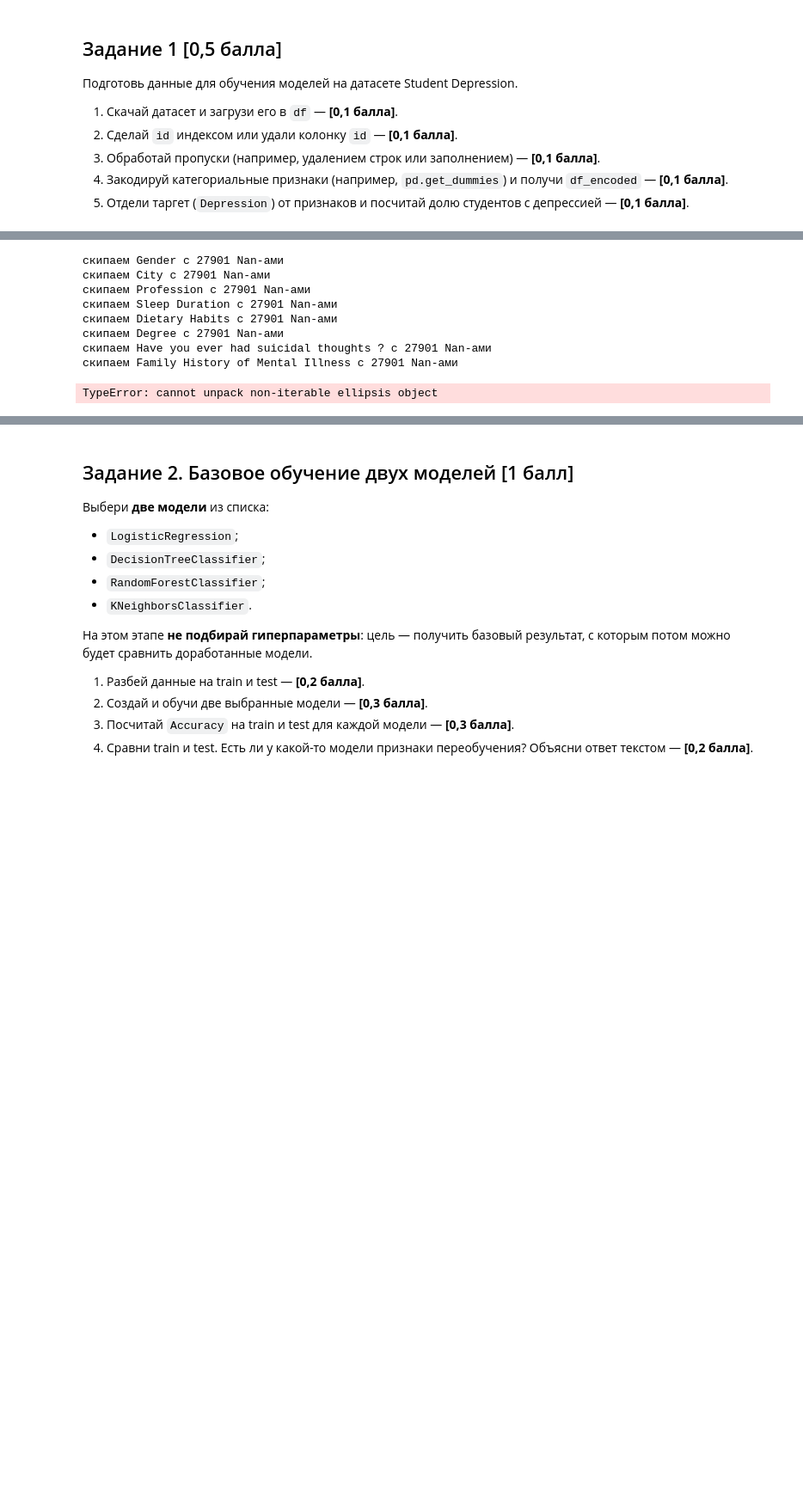
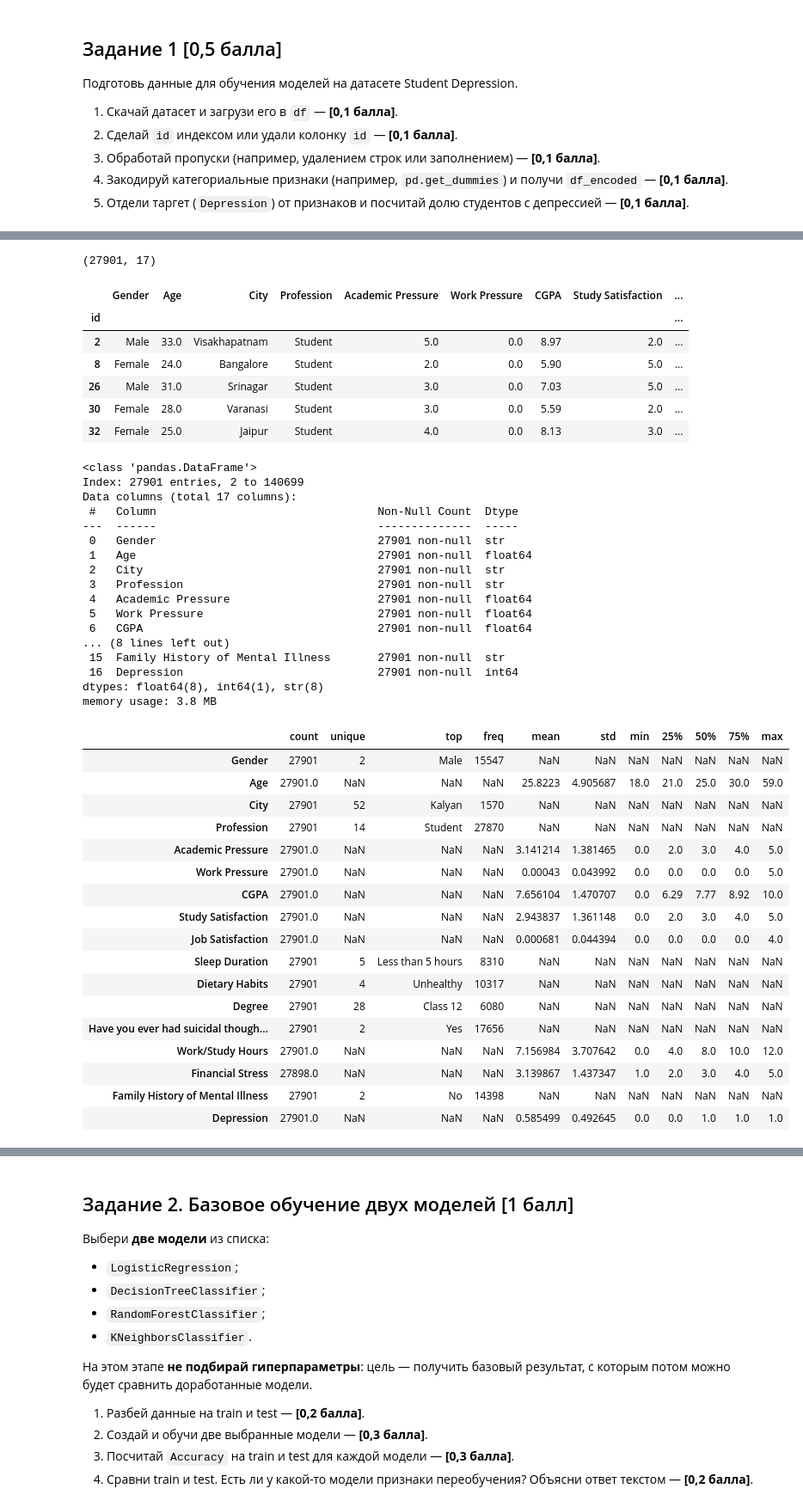
Before and after one commit to pxc1984/competitive-py, a Jupyter notebook: ai/Неделя_3_Введение_в_ИИ_Основной_уровень_ДЗ.ipynb, the cells around one changed output, grey strips where cells are left out. Shown at 86% size. Cells and saved outputs as stored; diff of their text form; code cells hidden in the pictures; blank space fills up the shorter version.

```diff
--- a/ai/Неделя_3_Введение_в_ИИ_Основной_уровень_ДЗ.ipynb
+++ b/ai/Неделя_3_Введение_в_ИИ_Основной_уровень_ДЗ.ipynb
@@ -96,23 +96,53 @@ To: /home/igor/dev/competitive-py/ai/Student Depression Dataset.csv
 # Напиши код здесь
 df = pd.read_csv("Student Depression Dataset.csv")
 df = df.set_index("id")
-for col in df.columns:
-    if not is_numeric_dtype(df[col]):
-        print(f"скипаем {col} с {len(df[col].isna())} Nan-ами")
-        continue
-    df[col] = df[col].fillna(df[col].mean())
-# оно вот пишет что скипает неимоверное количество Nan-ов: при этом в датасете всего 1 ',,'
-df_encoded = ...
-
-# Отдели признаки от таргета
-X, y = ...
+print(df.shape)
+df.head()
 # %% [output]
-скипаем Gender с 27901 Nan-ами
-скипаем City с 27901 Nan-ами
-скипаем Profession с 27901 Nan-ами
-скипаем Sleep Duration с 27901 Nan-ами
-скипаем Dietary Habits с 27901 Nan-ами
-скипаем Degree с 27901 Nan-ами
-скипаем Have you ever had suicidal thoughts ? с 27901 Nan-ами
-скипаем Family History of Mental Illness с 27901 Nan-ами
+(27901, 17)
-TypeError: cannot unpack non-iterable ellipsis object
+|  | Gender | Age | City | Profession | Academic Pressure | Work Pressure | CGPA | Study Satisfaction | ... |
+| id |  |  |  |  |  |  |  |  | ... |
+| 2 | Male | 33.0 | Visakhapatnam | Student | 5.0 | 0.0 | 8.97 | 2.0 | ... |
+| 8 | Female | 24.0 | Bangalore | Student | 2.0 | 0.0 | 5.90 | 5.0 | ... |
+| 26 | Male | 31.0 | Srinagar | Student | 3.0 | 0.0 | 7.03 | 5.0 | ... |
+| 30 | Female | 28.0 | Varanasi | Student | 3.0 | 0.0 | 5.59 | 2.0 | ... |
+| 32 | Female | 25.0 | Jaipur | Student | 4.0 | 0.0 | 8.13 | 3.0 | ... |
+# %%
+df.info()
+df.describe(include="all").T
+# %% [output]
+<class 'pandas.DataFrame'>
+Index: 27901 entries, 2 to 140699
+Data columns (total 17 columns):
+ #   Column                                 Non-Null Count  Dtype
+---  ------                                 --------------  -----
+ 0   Gender                                 27901 non-null  str
+ 1   Age                                    27901 non-null  float64
+ 2   City                                   27901 non-null  str
+ 3   Profession                             27901 non-null  str
+ 4   Academic Pressure                      27901 non-null  float64
+ 5   Work Pressure                          27901 non-null  float64
+ 6   CGPA                                   27901 non-null  float64
+... (8 lines left out)
+ 15  Family History of Mental Illness       27901 non-null  str
+ 16  Depression                             27901 non-null  int64
+dtypes: float64(8), int64(1), str(8)
+memory usage: 3.8 MB
+|  | count | unique | top | freq | mean | std | min | 25% | 50% | 75% | max |
+| Gender | 27901 | 2 | Male | 15547 | NaN | NaN | NaN | NaN | NaN | NaN | NaN |
+| Age | 27901.0 | NaN | NaN | NaN | 25.8223 | 4.905687 | 18.0 | 21.0 | 25.0 | 30.0 | 59.0 |
+| City | 27901 | 52 | Kalyan | 1570 | NaN | NaN | NaN | NaN | NaN | NaN | NaN |
+| Profession | 27901 | 14 | Student | 27870 | NaN | NaN | NaN | NaN | NaN | NaN | NaN |
+| Academic Pressure | 27901.0 | NaN | NaN | NaN | 3.141214 | 1.381465 | 0.0 | 2.0 | 3.0 | 4.0 | 5.0 |
+| Work Pressure | 27901.0 | NaN | NaN | NaN | 0.00043 | 0.043992 | 0.0 | 0.0 | 0.0 | 0.0 | 5.0 |
+| CGPA | 27901.0 | NaN | NaN | NaN | 7.656104 | 1.470707 | 0.0 | 6.29 | 7.77 | 8.92 | 10.0 |
+| Study Satisfaction | 27901.0 | NaN | NaN | NaN | 2.943837 | 1.361148 | 0.0 | 2.0 | 3.0 | 4.0 | 5.0 |
+| Job Satisfaction | 27901.0 | NaN | NaN | NaN | 0.000681 | 0.044394 | 0.0 | 0.0 | 0.0 | 0.0 | 4.0 |
+| Sleep Duration | 27901 | 5 | Less than 5 hours | 8310 | NaN | NaN | NaN | NaN | NaN | NaN | NaN |
+| Dietary Habits | 27901 | 4 | Unhealthy | 10317 | NaN | NaN | NaN | NaN | NaN | NaN | NaN |
+| Degree | 27901 | 28 | Class 12 | 6080 | NaN | NaN | NaN | NaN | NaN | NaN | NaN |
+| Have you ever had suicidal though... | 27901 | 2 | Yes | 17656 | NaN | NaN | NaN | NaN | NaN | NaN | NaN |
+| Work/Study Hours | 27901.0 | NaN | NaN | NaN | 7.156984 | 3.707642 | 0.0 | 4.0 | 8.0 | 10.0 | 12.0 |
+| Financial Stress | 27898.0 | NaN | NaN | NaN | 3.139867 | 1.437347 | 1.0 | 2.0 | 3.0 | 4.0 | 5.0 |
+| Family History of Mental Illness | 27901 | 2 | No | 14398 | NaN | NaN | NaN | NaN | NaN | NaN | NaN |
+| Depression | 27901.0 | NaN | NaN | NaN | 0.585499 | 0.492645 | 0.0 | 0.0 | 1.0 | 1.0 | 1.0 |
```
Also changed, not shown: parts of 6 cells of this notebook, 9 other files.
